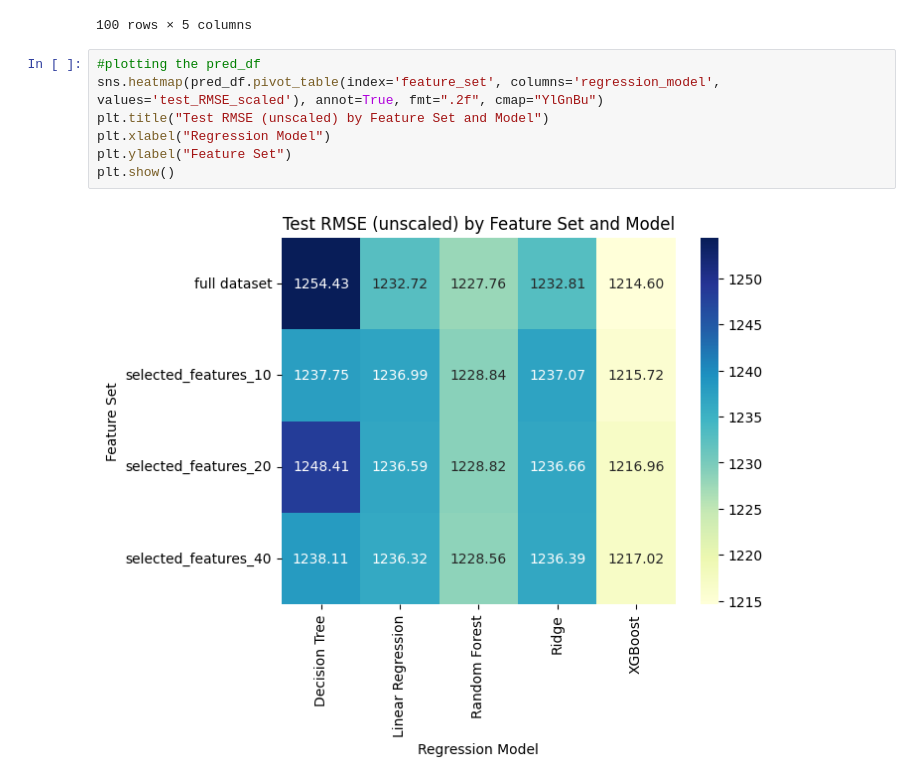
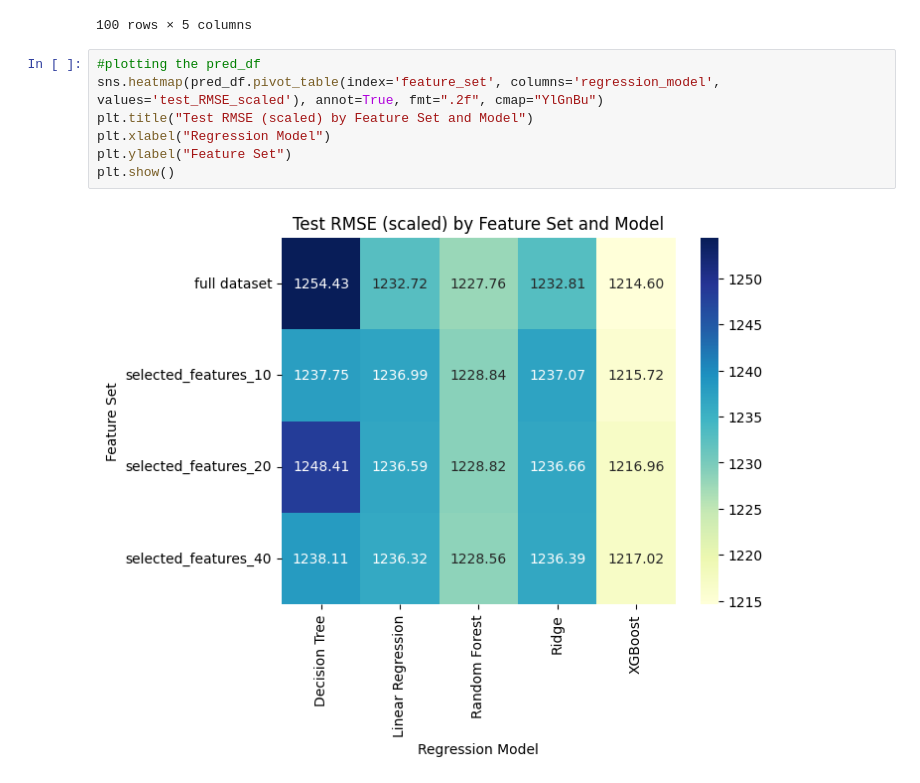
Before and after one commit to zkontor/DoorDashModels, a Jupyter notebook: Models/models.ipynb, the cells around one changed output. Cells and saved outputs as stored; diff of their text form.

Commit message:
Update: Model Changes

```diff
--- a/Models/models.ipynb
+++ b/Models/models.ipynb
@@ -906,9 +906,9 @@ pred_df
 # %%
 #plotting the pred_df
 sns.heatmap(pred_df.pivot_table(index='feature_set', columns='regression_model', values='test_RMSE_scaled'), annot=True, fmt=".2f", cmap="YlGnBu")
-plt.title("Test RMSE (unscaled) by Feature Set and Model")
+plt.title("Test RMSE (scaled) by Feature Set and Model")
 plt.xlabel("Regression Model")
 plt.ylabel("Feature Set")
 plt.show()
 # %% [output]
-[figure, old version]
+[figure, new version]
```
